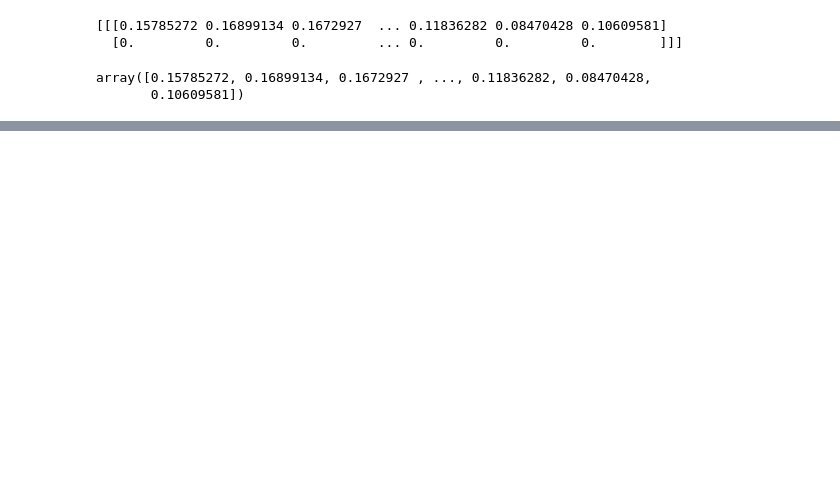
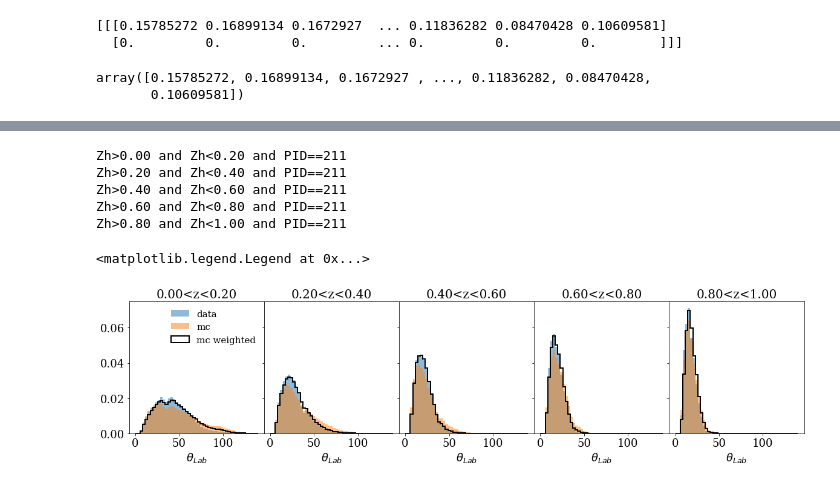
Before and after one commit to miguelignacio/eg2dihadron, a Jupyter notebook: SingleHadron_DataMC.ipynb, the cells around one changed output, grey strips where cells are left out. Drawn from its saved outputs; the diff is of its cells as text; code cells hidden in the pictures; blank space fills up the shorter version.

```diff
--- a/SingleHadron_DataMC.ipynb
+++ b/SingleHadron_DataMC.ipynb
@@ -716,0 +759,3 @@ ITERATION: 1
+# %%
+mc  = mc_hadron.sample(n=1800000)
+data = data_hadron.sample(n=300000)
@@ -716,0 +811,18 @@ ITERATION: 1
+# %%
+num_observables = 7
+
+# simple / 100. standardization s.t. data is of order ~1
+
+weights, _ = multifold(num_observables=num_observables,
+                       iterations=5,
+                       theta0_G=(Q2_0_G,Nu_0_G,Px_0_G, Py_0_G, Pz_0_G, Pt2_0_G, PhiPQ_0_G),
+                       theta0_S=(Q2_0_S,Nu_0_S,Px_0_S, Py_0_S, Pz_0_S, Pt2_0_S, PhiPQ_0_S),
+                       theta_unknown_S=(Q2_unknown_S,
+                                        Nu_unknown_S,
+                                        Px_unknown_S,
+                                        Py_unknown_S,
+                                        Pz_unknown_S,
+                                        Pt2_unknown_S,
+                                        PhiPQ_unknown_S
+                                        )
+                      )
@@ -716,0 +1030,32 @@ ITERATION: 1
+# %%
+mc['weight'] = weights[-1, 0, :]
+# %%
+fig, axs = plt.subplots(1, 5, sharey=True, sharex=True, figsize=(20,4), gridspec_kw={'hspace': 0, 'wspace':0})
+
+
+Edges = [0.0,0.2,0.4,0.6,0.8,1.0]
+bins = [(x, y) for (x, y) in zip(Edges[:-1], Edges[1:])]
+
+for j, ibin in enumerate(bins):
+    binning = np.linspace(0, 140, 50)
+
+    query = 'Zh>%2.2f and Zh<%2.2f and PID==211'%(ibin[0],ibin[1])
+    axs[j].hist(data.query(query)['ThetaLab'],density=True,bins=binning,alpha=0.5,label='data')
+    axs[j].hist(mc.query(query)['ThetaLab'],density=True,bins=binning,alpha=0.5,label='mc')
+    axs[j].hist(mc.query(query)['ThetaLab'],bins=binning,weights = mc.query(query)['weight'],**plot_style_1,label='mc weighted')
+
+    axs[j].set_title('%2.2f<z<%2.2f'%(ibin[0],ibin[1]),fontsize=20)
+    axs[j].set_xlabel(r'$\theta_{Lab}$')
+
+#axs[j].set_yscale('log')
+
+    print(query)
+axs[0].legend(frameon=False,loc='best')
+# %% [output]
+Zh>0.00 and Zh<0.20 and PID==211
+Zh>0.20 and Zh<0.40 and PID==211
+Zh>0.40 and Zh<0.60 and PID==211
+Zh>0.60 and Zh<0.80 and PID==211
+Zh>0.80 and Zh<1.00 and PID==211
+<matplotlib.legend.Legend at 0x...>
+[figure, added]
```
Also changed, not shown: parts of 23 cells of this notebook.
